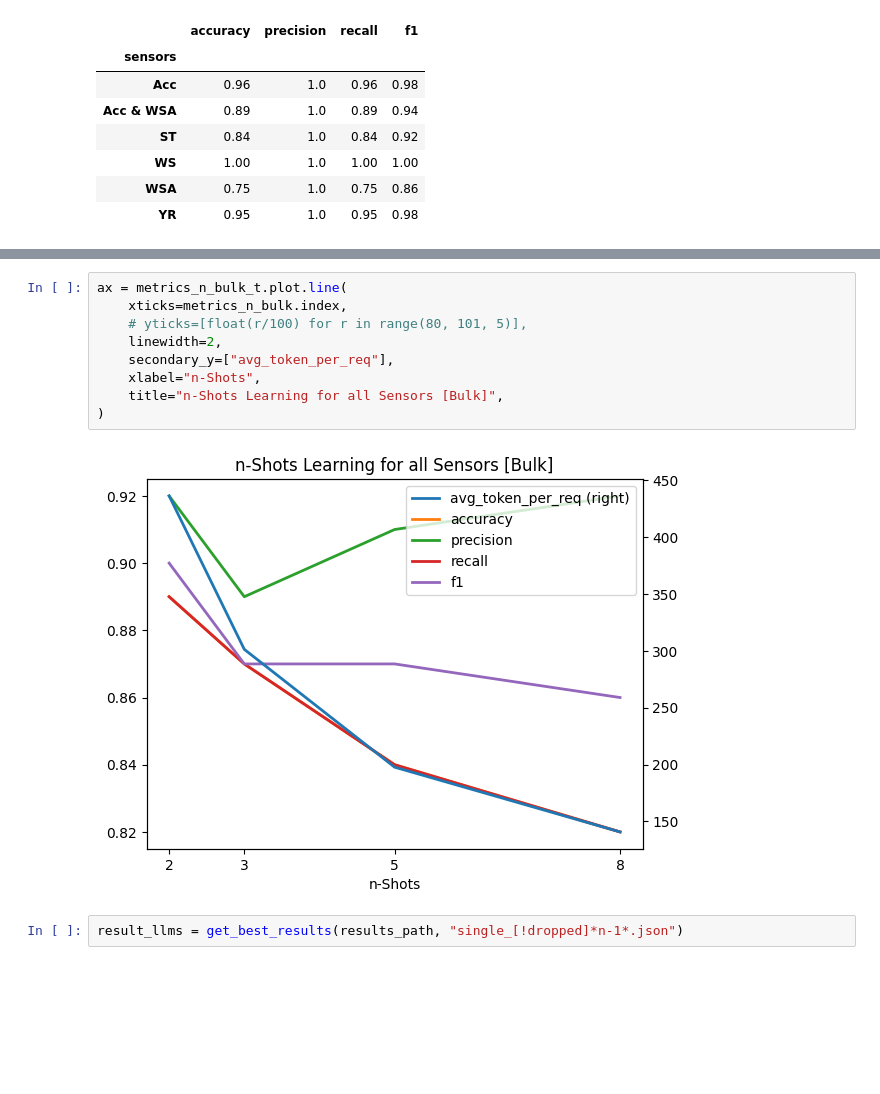
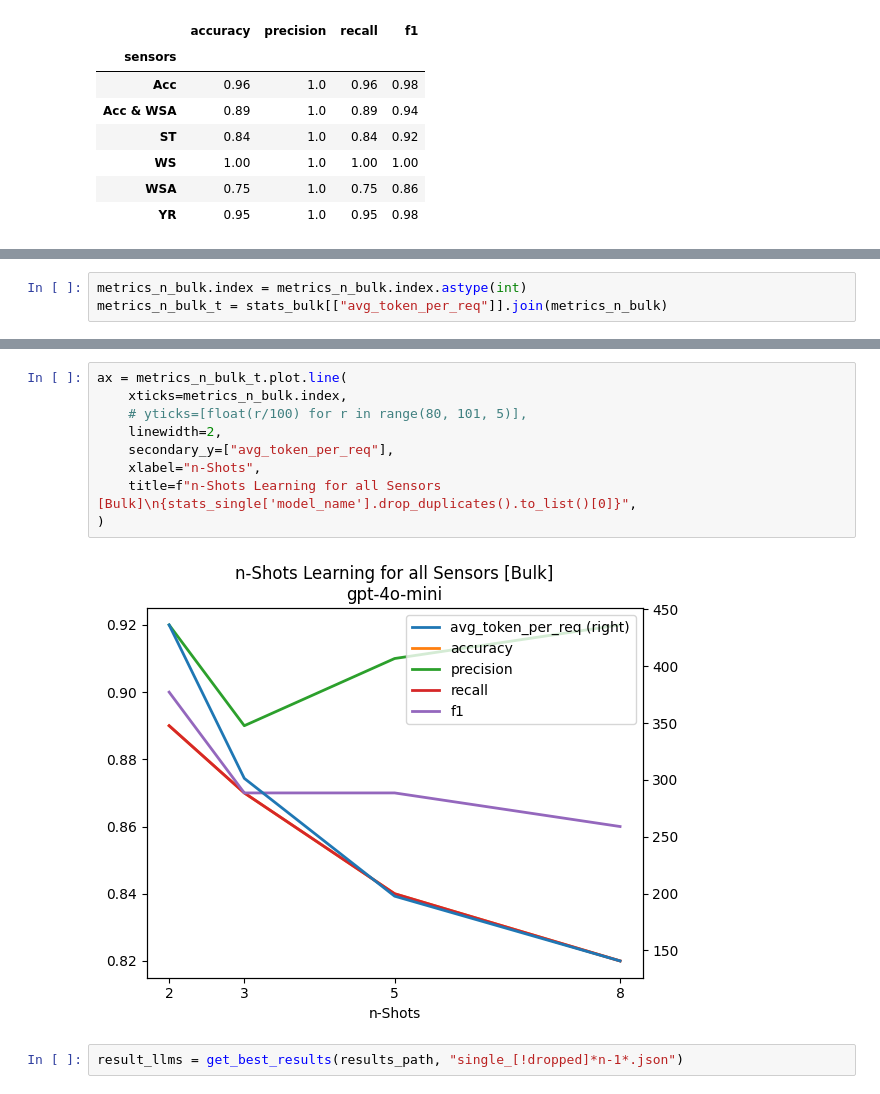
Before and after one commit to ahmadhatahet/auto-fault-tc-gen, a Jupyter notebook: notebooks/results_analysis_single.ipynb, the cells around one changed output, grey strips where cells are left out. Cells and saved outputs as stored; diff of their text form; blank space fills up the shorter version.

```diff
--- a/notebooks/results_analysis_single.ipynb
+++ b/notebooks/results_analysis_single.ipynb
@@ -165,0 +164,3 @@ metrics_n_bulk_t = stats_bulk[["avg_token_per_req"]].merge(metrics_n_bulk, on="t
+# %%
+metrics_n_bulk.index = metrics_n_bulk.index.astype(int)
+metrics_n_bulk_t = stats_bulk[["avg_token_per_req"]].join(metrics_n_bulk)
@@ -166,14 +176,14 @@ metrics_n_bulk_t = stats_bulk[["avg_token_per_req"]].merge(metrics_n_bulk, on="t
 # %%
 ax = metrics_n_bulk_t.plot.line(
     xticks=metrics_n_bulk.index,
     # yticks=[float(r/100) for r in range(80, 101, 5)],
     linewidth=2,
     secondary_y=["avg_token_per_req"],
     xlabel="n-Shots",
-    title="n-Shots Learning for all Sensors [Bulk]",
+    title=f"n-Shots Learning for all Sensors [Bulk]\n{stats_single['model_name'].drop_duplicates().to_list()[0]}",
 )
 # %% [output]
-[figure, old version]
+[figure, new version]
 # %%
 result_llms = get_best_results(results_path, "single_[!dropped]*n-1*.json")
 # %%
```
Also changed, not shown: parts of 6 cells of this notebook, 4 other files.
